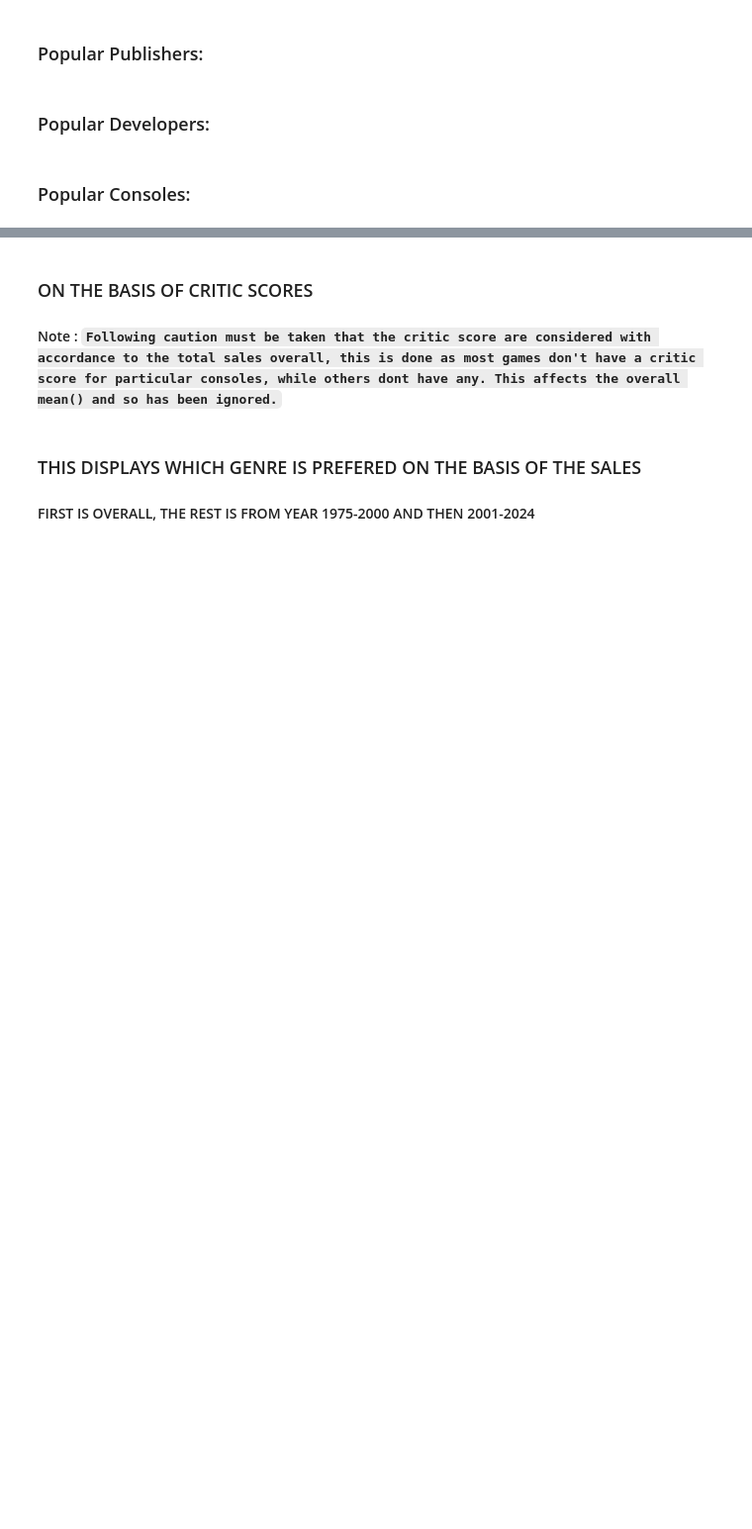
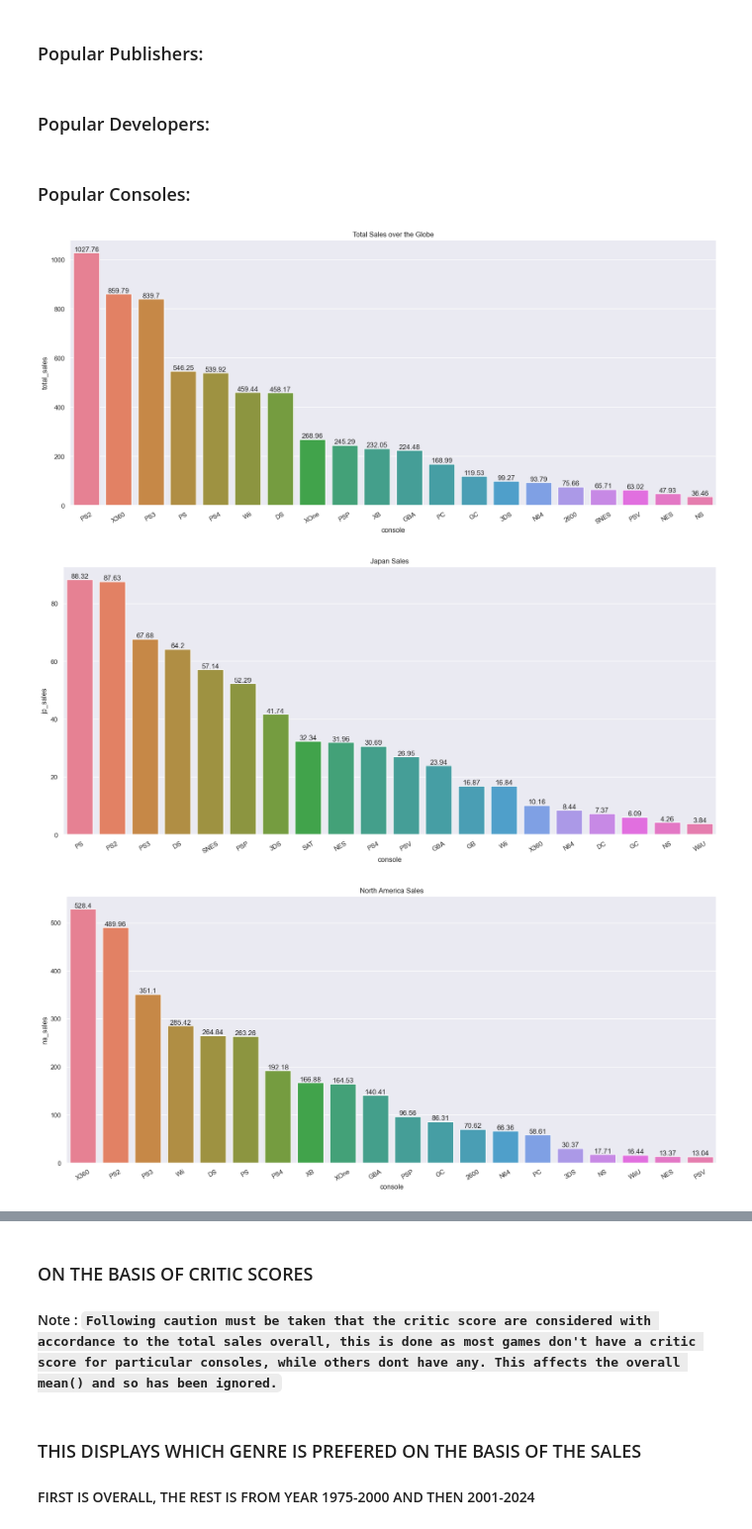
Before and after one commit to SoultySprings/PyProjects, a Jupyter notebook: VideoGameSales/videoGamesDataAnalysis.ipynb, the cells around one changed output, grey strips where cells are left out. Shown at 99% size. Saved outputs shown, nothing was run; the diff lists cells and outputs as text; code cells hidden in the pictures; blank space fills up the shorter version.

Commit message:
Updated to display Seaborn Charts - 180625

```diff
--- a/VideoGameSales/videoGamesDataAnalysis.ipynb
+++ b/VideoGameSales/videoGamesDataAnalysis.ipynb
@@ -9,6 +9,7 @@ import pandas as pd, plotly.express as px
 import seaborn as sns, matplotlib.pyplot as plt
 from dash import dcc
 from plotly.subplots import make_subplots as mks
+sns.set_theme(rc={'figure.figsize':(20,8.27)})
 df = pd.read_csv("vgchartz-2024.csv")
 dfN = df.copy()
 dfN = df.drop('img', axis=1)
@@ -75,20 +127,50 @@ for key_a in salesarr:
 # %%
 dfN_PopDevelopers_Sales = dfN.drop(columns='release_date').drop(columns='last_update').drop(columns='rd_year').groupby(['developer'], as_index=False).sum().copy()
 
+#Seaborn Approach
 for key_a in salesarr:
-    HighestDf = dfN_PopDevelopers_Sales.sort_values(by=f'{key_a}', ascending = False)[:15]
+    HighestDf = dfN_PopDevelopers_Sales.sort_values(by=f'{key_a}', ascending = False)[:20]
     for key_b, value_b in salesarr.items():
         if key_b == key_a:
-            figHist = px.histogram(HighestDf, x= HighestDf['developer'], y = HighestDf[f'{key_b}'], color=HighestDf['developer'], labels={'developer': 'Developer',f'{key_b}':'copies in million'}, color_discrete_sequence= ["#4E79A7", "#F28E2B", "#E15759", "#76B7B2", "#59A14F", "#EDC949", "#AF7AA1", "#FF9DA7", "#9C755F", "#BAB0AC", "#1F77B4", "#FF7F0E", "#2CA02C", "#D62728", "#9467BD"], text_auto=True, title=f'Top Developers that sold the most games based on {value_b}')
-            figHist.update_layout(height=750).show()
+            plt.figure()
+            figBar= sns.barplot(x=HighestDf['developer'], y=HighestDf[key_b], hue=HighestDf['developer'], errorbar=('ci', False))
+            for container in figBar.containers:
+                figBar.bar_label(container)
+            plt.xticks(rotation=85)
+            figBar.set_title(f'{value_b}')
+
+#Plotly Express Approach
+# for key_a in salesarr:
+#     HighestDf = dfN_PopDevelopers_Sales.sort_values(by=f'{key_a}', ascending = False)[:15]
+#     for key_b, value_b in salesarr.items():
+#         if key_b == key_a:
+#             figHist = px.histogram(HighestDf, x= HighestDf['developer'], y = HighestDf[f'{key_b}'], color=HighestDf['developer'], labels={'developer': 'Developer',f'{key_b}':'copies in million'}, color_discrete_sequence= ["#4E79A7", "#F28E2B", "#E15759", "#76B7B2", "#59A14F", "#EDC949", "#AF7AA1", "#FF9DA7", "#9C755F", "#BAB0AC", "#1F77B4", "#FF7F0E", "#2CA02C", "#D62728", "#9467BD"], text_auto=True, title=f'Top Developers that sold the most games based on {value_b}')
+#             figHist.update_layout(height=750).show()
 # %% [markdown]
 ### Popular Consoles:
 # %%
 dfN_PopularConsole = dfN.drop(columns='release_date').drop(columns='last_update').drop(columns='rd_year').groupby(['console'], as_index=False).sum().copy()
 
+#Seaborn Approach
 for key_a in salesarr:
-    HighestDf = dfN_PopularConsole.sort_values(by=f'{key_a}', ascending = False)[:15]
+    HighestDf = dfN_PopularConsole.sort_values(by=f'{key_a}', ascending = False)[:20]
     for key_b, value_b in salesarr.items():
         if key_b == key_a:
-            figHist = px.histogram(HighestDf, x= HighestDf['console'], y = HighestDf[f'{key_b}'], color=HighestDf['console'], labels={'console': 'Console',f'{key_b}':'copies in million'}, color_discrete_sequence= ["#4E79A7", "#F28E2B", "#E15759", "#76B7B2", "#59A14F", "#EDC949", "#AF7AA1", "#FF9DA7", "#9C755F", "#BAB0AC", "#1F77B4", "#FF7F0E", "#2CA02C", "#D62728", "#9467BD"], text_auto=True, title=f'Top Consoles that contributed to {value_b}')
-            figHist.update_layout(height=750).show()
+            plt.figure()
+            figBar= sns.barplot(x=HighestDf['console'], y=HighestDf[key_b], hue=HighestDf['console'], errorbar=('ci', False))
+            for container in figBar.containers:
+                figBar.bar_label(container)
+            plt.xticks(rotation=30)
+            figBar.set_title(f'{value_b}')
+
+#Plotly Express Approach
+# for key_a in salesarr:
+#     HighestDf = dfN_PopularConsole.sort_values(by=f'{key_a}', ascending = False)[:15]
+#     for key_b, value_b in salesarr.items():
+#         if key_b == key_a:
+#             figHist = px.histogram(HighestDf, x= HighestDf['console'], y = HighestDf[f'{key_b}'], color=HighestDf['console'], labels={'console': 'Console',f'{key_b}':'copies in million'}, color_discrete_sequence= ["#4E79A7", "#F28E2B", "#E15759", "#76B7B2", "#59A14F", "#EDC949", "#AF7AA1", "#FF9DA7", "#9C755F", "#BAB0AC", "#1F77B4", "#FF7F0E", "#2CA02C", "#D62728", "#9467BD"], text_auto=True, title=f'Top Consoles that contributed to {value_b}')
+#             figHist.update_layout(height=750).show()
+# %% [output]
+[figure, added]
+[figure, added]
+[figure, added]
```
Also changed, not shown: parts of 6 cells of this notebook.
